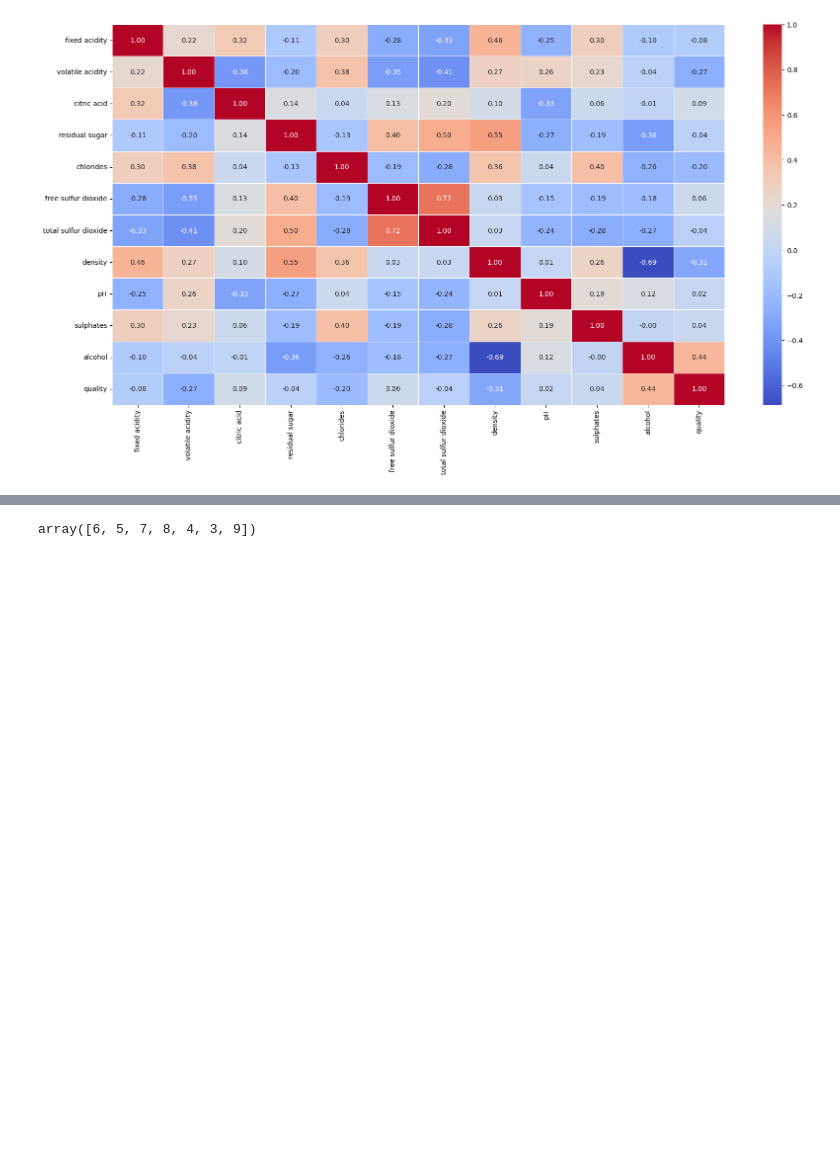
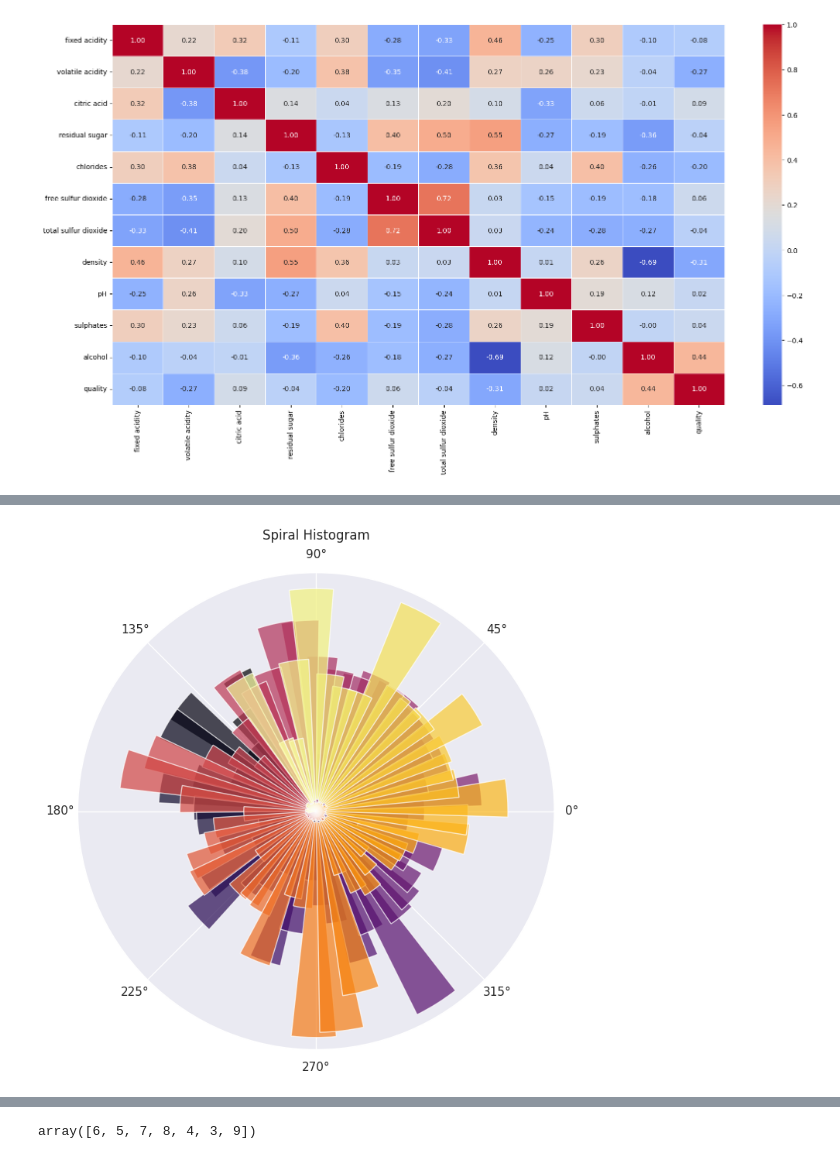
Before and after one commit to CodeRTX/Wine-Quality-Analysis, a Jupyter notebook: Wine_Quality.ipynb, the cells around one changed output, grey strips where cells are left out. Drawn from its saved outputs; the diff is of its cells as text; code cells hidden in the pictures; blank space fills up the shorter version.

```diff
--- a/Wine_Quality.ipynb
+++ b/Wine_Quality.ipynb
@@ -182,0 +203,20 @@ sns.heatmap(corr, annot=True, cmap='coolwarm', fmt=".2f", linewidths=0.5)
+# %%
+# Spiral histogram: A histogram that shows the frequency distribution of data, but arranges it in a spiral pattern.
+# Useful for: Usually created for aesthetic appeal but does have usefulness if the data is cyclical or periodic in nature, especially if the data has seasonal patterns.
+
+# Create a spiral histogram
+theta = np.linspace(0, 4 * np.pi, 100)
+r = np.linspace(0, 1, 100)
+
+fig = plt.figure(figsize=(12, 8))
+ax = fig.add_subplot(111, projection='polar')
+
+for index, column in enumerate(df.columns[:12]):
+    values = df[column].values[:100]
+    bars = ax.bar(theta, values, width=0.2, color=plt.cm.inferno(np.linspace(0, 1, len(values))), alpha=0.7)
+    theta += 0.3  # Increment the angle for each set of bars
+
+ax.set_title('Spiral Histogram', va='bottom')
+plt.show()
+# %% [output]
+[figure, added]
```
Also changed, not shown: parts of 5 cells of this notebook.
